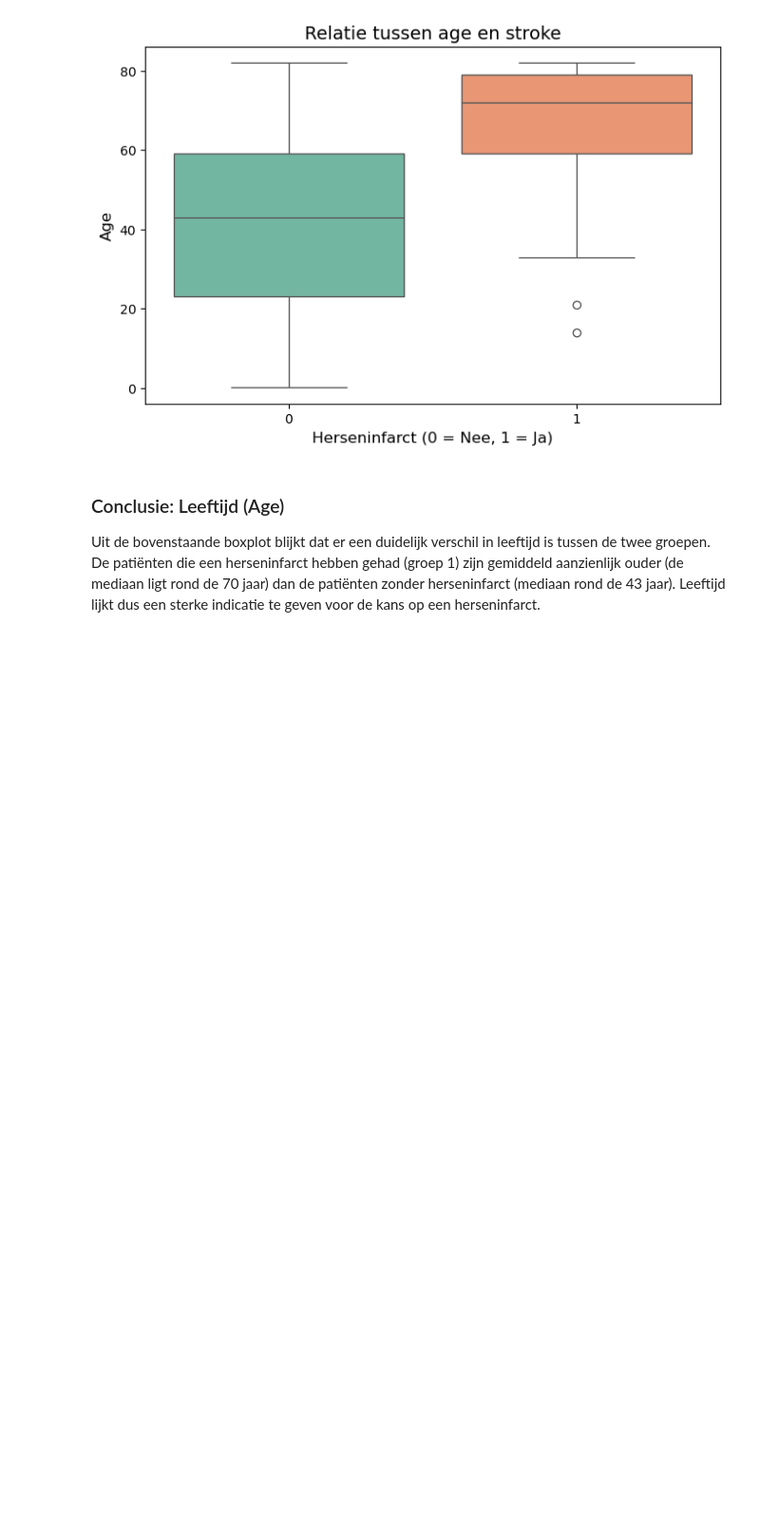
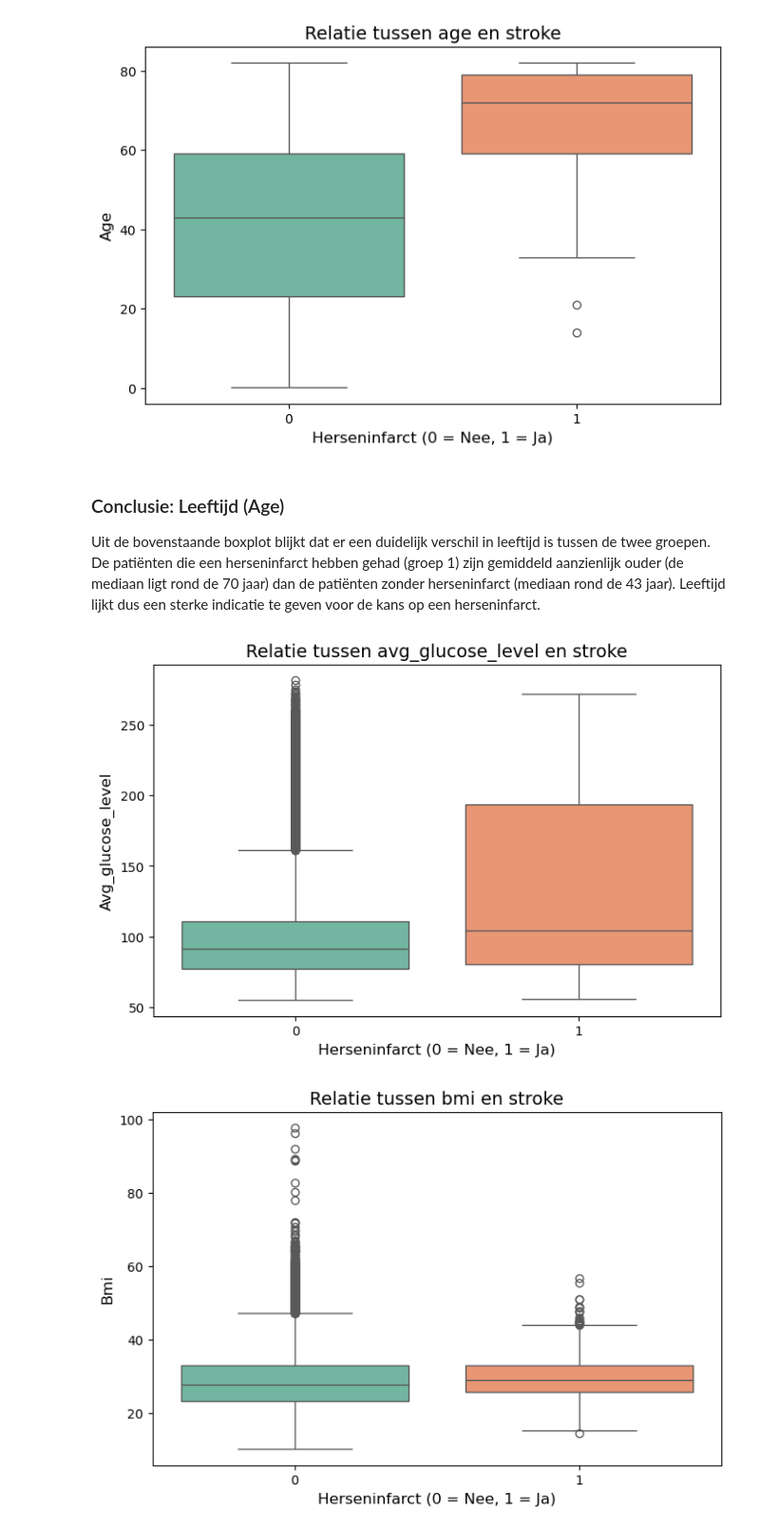
Before and after one commit to ArdaBagci/MachineLearning, a Jupyter notebook: opdracht1.ipynb, the cells around one changed output. Shown at 95% size. Saved outputs shown, nothing was run; the diff lists cells and outputs as text; code cells hidden in the pictures; blank space fills up the shorter version.

```diff
--- a/opdracht1.ipynb
+++ b/opdracht1.ipynb
@@ -228,3 +228,10 @@ plot_numeriek_vs_target(df, 'age')
 # %% [markdown]
 ### Conclusie: Leeftijd (Age)
 Uit de bovenstaande boxplot blijkt dat er een duidelijk verschil in leeftijd is tussen de twee groepen. De patiënten die een herseninfarct hebben gehad (groep 1) zijn gemiddeld aanzienlijk ouder (de mediaan ligt rond de 70 jaar) dan de patiënten zonder herseninfarct (mediaan rond de 43 jaar). Leeftijd lijkt dus een sterke indicatie te geven voor de kans op een herseninfarct.
+# %%
+# Analyseer de overige twee numerieke variabelen
+plot_numeriek_vs_target(df, 'avg_glucose_level')
+plot_numeriek_vs_target(df, 'bmi')
+# %% [output]
+[figure, added]
+[figure, added]
```
Also changed, not shown: parts of 1 cell of this notebook.
